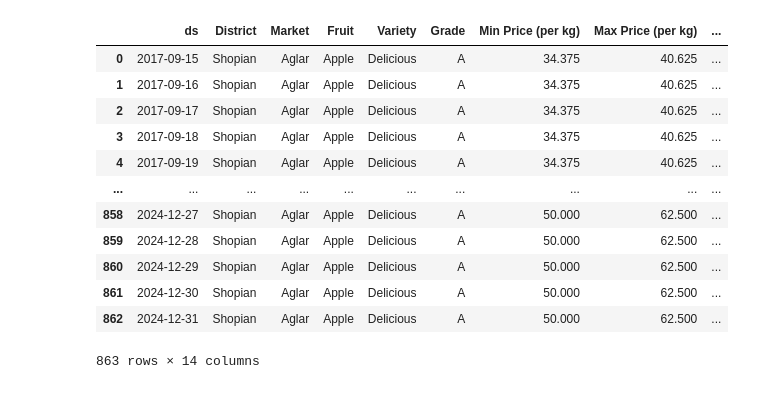
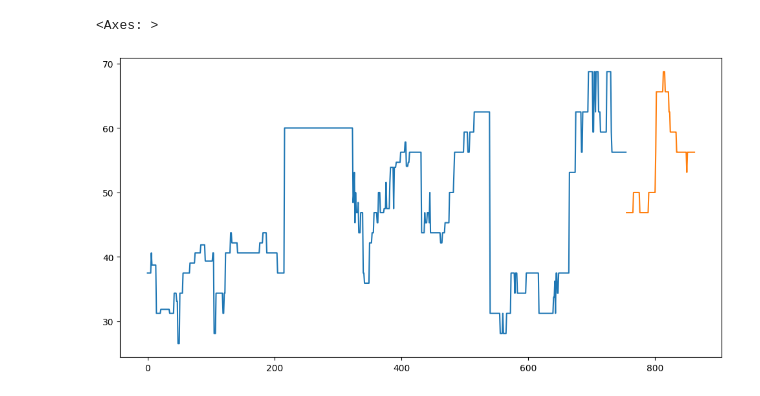
Before and after one commit to marketintelhadp/Agricultural-Price-Intelligence, a Jupyter notebook: notebooks/model_experiments.ipynb, the cells around one changed output. Cells and saved outputs as stored; diff of their text form; code cells hidden in the pictures.

```diff
--- a/notebooks/model_experiments.ipynb
+++ b/notebooks/model_experiments.ipynb
@@ -77,18 +52,2 @@ available_data['week_of_month'] = available_data['ds'].apply(lambda x: (x.day -
-# %%
-available_data
-# %% [output]
-|  | ds | District | Market | Fruit | Variety | Grade | Min Price (per kg) | Max Price (per kg) | ... |
-| 0 | 2017-09-15 | Shopian | Aglar | Apple | Delicious | A | 34.375 | 40.625 | ... |
-| 1 | 2017-09-16 | Shopian | Aglar | Apple | Delicious | A | 34.375 | 40.625 | ... |
-| 2 | 2017-09-17 | Shopian | Aglar | Apple | Delicious | A | 34.375 | 40.625 | ... |
-| 3 | 2017-09-18 | Shopian | Aglar | Apple | Delicious | A | 34.375 | 40.625 | ... |
-| 4 | 2017-09-19 | Shopian | Aglar | Apple | Delicious | A | 34.375 | 40.625 | ... |
-| ... | ... | ... | ... | ... | ... | ... | ... | ... | ... |
-| 858 | 2024-12-27 | Shopian | Aglar | Apple | Delicious | A | 50.000 | 62.500 | ... |
-| 859 | 2024-12-28 | Shopian | Aglar | Apple | Delicious | A | 50.000 | 62.500 | ... |
-| 860 | 2024-12-29 | Shopian | Aglar | Apple | Delicious | A | 50.000 | 62.500 | ... |
-| 861 | 2024-12-30 | Shopian | Aglar | Apple | Delicious | A | 50.000 | 62.500 | ... |
-| 862 | 2024-12-31 | Shopian | Aglar | Apple | Delicious | A | 50.000 | 62.500 | ... |
-863 rows × 14 columns
 # %%
 # Split data for training and testing
@@ -97,3 +56,10 @@ test_data = available_data[available_data['ds'] >= '2023-01-01']
+# %%
+plt.figure(figsize=(12,6))
+train_data['y'].plot()
+test_data['y'].plot()
+# %% [output]
+<Axes: >
+[figure, added]
 # %%
 # Create a function to reverse scaling
 def reverse_scaling(scaled_values, data):
```
Also changed, not shown: parts of 51 cells of this notebook, 3 other files.
